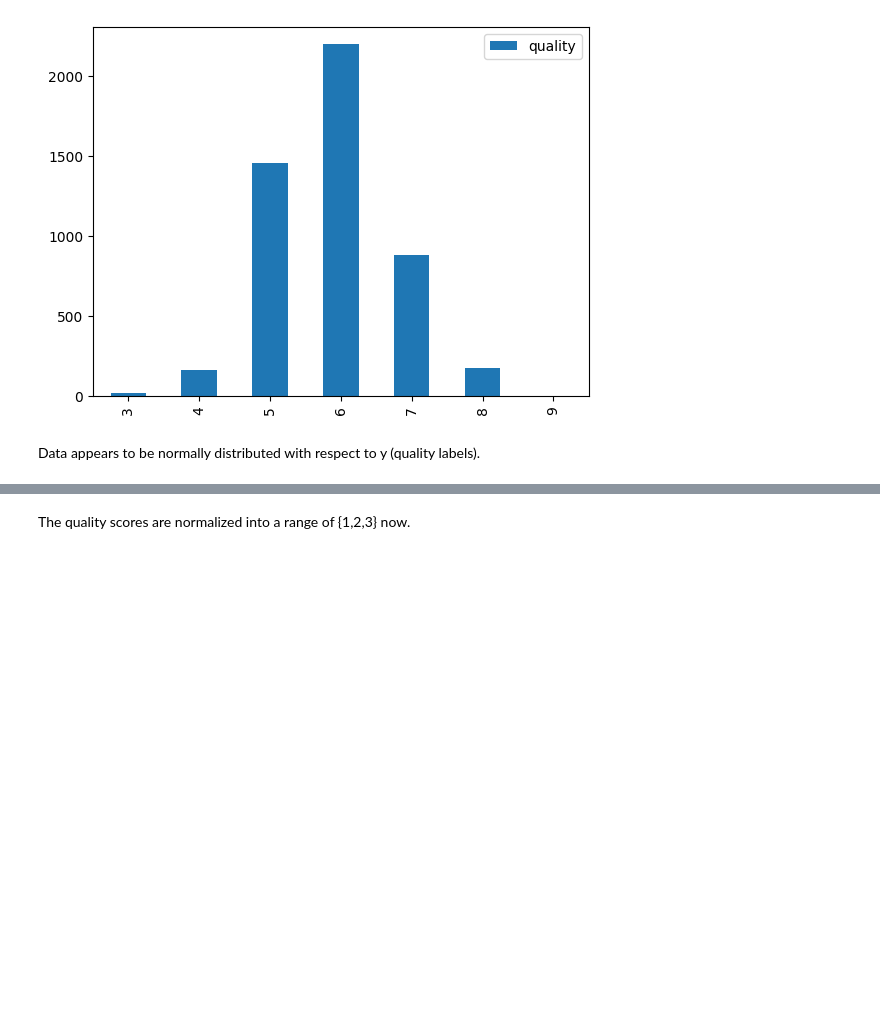
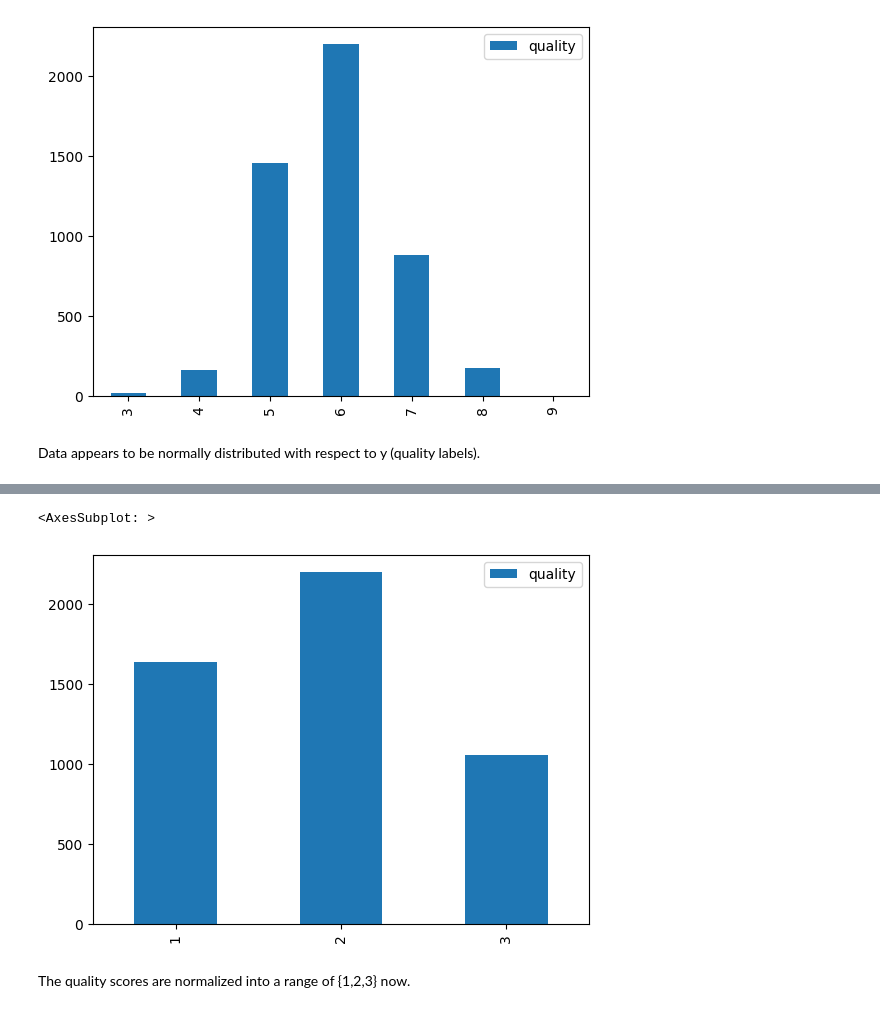
Before and after one commit to tarekel96/WineQualityClassification, a Jupyter notebook: explore.ipynb, the cells around one changed output, grey strips where cells are left out. Drawn from its saved outputs; the diff is of its cells as text; code cells hidden in the pictures; blank space fills up the shorter version.

```diff
--- a/explore.ipynb
+++ b/explore.ipynb
@@ -81,3 +92,8 @@ df_mod['quality'].value_counts().to_frame().sort_index().style.bar()
+# %%
+df_mod['quality'].value_counts().sort_index().to_frame().plot(kind='bar')
+# %% [output]
+<AxesSubplot: >
+[figure, added]
 # %% [markdown]
 The quality scores are normalized into a range of {1,2,3} now.
 # %%
```
Also changed, not shown: parts of 27 cells of this notebook.
